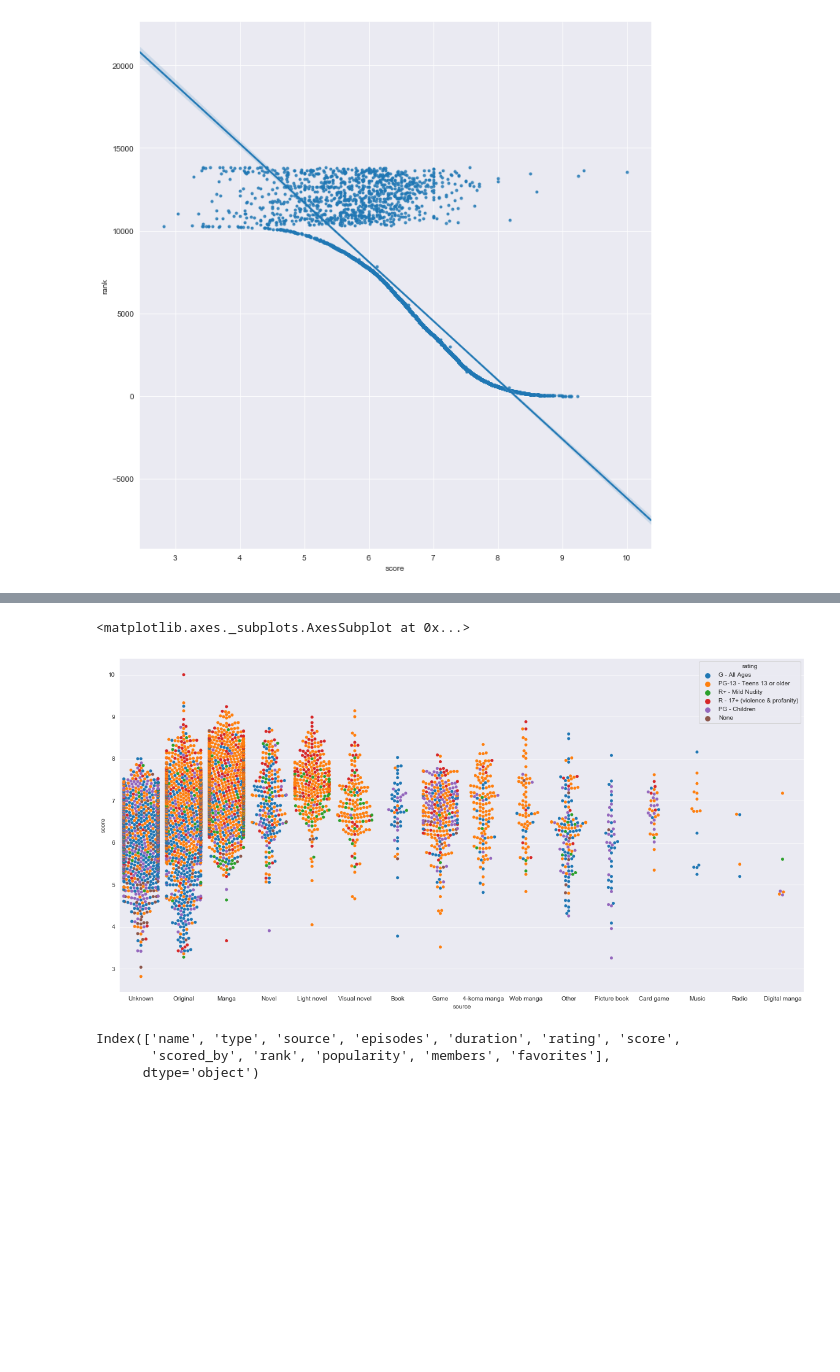
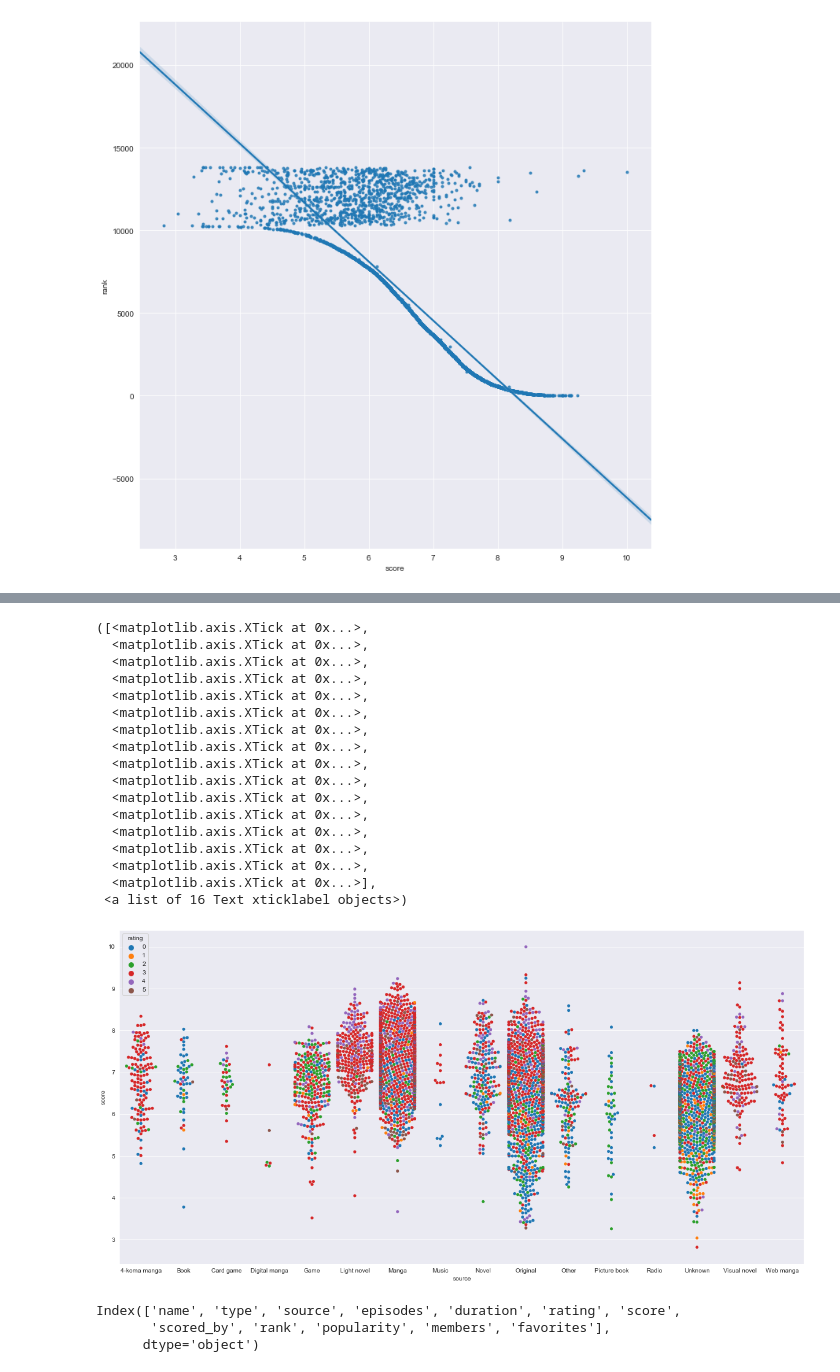
Before and after one commit to sdman135/Anime_Score_Predictor---Project-3, a Jupyter notebook: Sam's Project 3.ipynb, the cells around one changed output, grey strips where cells are left out. Cells and saved outputs as stored; diff of their text form; code cells hidden in the pictures; blank space fills up the shorter version.

```diff
--- a/Sam's Project 3.ipynb
+++ b/Sam's Project 3.ipynb
@@ -92,0 +39,33 @@ def plot_reg(X, Y, Y_pred):
+# %%
+le = LabelEncoder()
+# dataframe with dummies
+data_le = data.copy()
+
+# Created dummies for type column
+data_le.type = le.fit_transform(data_le.type)
+le.fit_transform(data_le.type)
+
+
+# Made tuple for graphing labels instead of numerical data
+data_list_type = ('Movie', 'Music', 'ONA', 'OVA', 'Special','TV')                           # data.type.unique()
+# %%
+# Created dummies for source column
+data_le.source = le.fit_transform(data_le.source)
+le.fit_transform(data_le.source)
+
+
+# Made tuple for graphing labels instead of numerical data
+data_list_source = ('4-koma manga', 'Book', 'Card game', 'Digital manga', 'Game',
+                    'Light novel', 'Manga', 'Music','Novel','Original', 'Other',
+                    'Picture book', 'Radio', 'Unknown', 'Visual novel','Web manga')          # data.source.unique()
+# %%
+# Created dummies for rating column
+data_le.rating = le.fit_transform(data_le.rating)
+le.fit_transform(data_le.rating)
+
+
+# Made tuple for graphing labels instead of numerical data
+data_list_rating = ('G - All Ages', 'None','PG - Children','PG-13 - Teens 13 or older',
+                    'R - 17+ (violence & profanity)', 'R+ - Mild Nudity')                   # data.rating.unique()
+# %%
+data_le = data_le.drop('duration', axis = 'columns')
@@ -138,9 +192,26 @@ sns.boxplot(data=data, x='type' ,y= 'score', orient='v', )
 # %%
 fig, ax = plt.subplots(figsize=(20,10))
-sns.swarmplot(data=data, x='source' ,y= 'score', size=5, orient='v', hue='rating')
+sns.swarmplot(data=data_le, x='source' ,y= 'score', size=5, orient='v', hue='rating')
+plt.xticks(np.arange(len(data_list_source)), data_list_source)
 # %% [output]
-<matplotlib.axes._subplots.AxesSubplot at 0x...>
+([<matplotlib.axis.XTick at 0x...>,
+  <matplotlib.axis.XTick at 0x...>,
+  <matplotlib.axis.XTick at 0x...>,
+  <matplotlib.axis.XTick at 0x...>,
+  <matplotlib.axis.XTick at 0x...>,
+  <matplotlib.axis.XTick at 0x...>,
+  <matplotlib.axis.XTick at 0x...>,
+  <matplotlib.axis.XTick at 0x...>,
+  <matplotlib.axis.XTick at 0x...>,
+  <matplotlib.axis.XTick at 0x...>,
+  <matplotlib.axis.XTick at 0x...>,
+  <matplotlib.axis.XTick at 0x...>,
+  <matplotlib.axis.XTick at 0x...>,
+  <matplotlib.axis.XTick at 0x...>,
+  <matplotlib.axis.XTick at 0x...>,
+  <matplotlib.axis.XTick at 0x...>],
+ <a list of 16 Text xticklabel objects>)
-[figure, old version]
+[figure, new version]
 # %%
 data.columns
 # %% [output]
```
Also changed, not shown: parts of 43 cells of this notebook, 8 other files.
